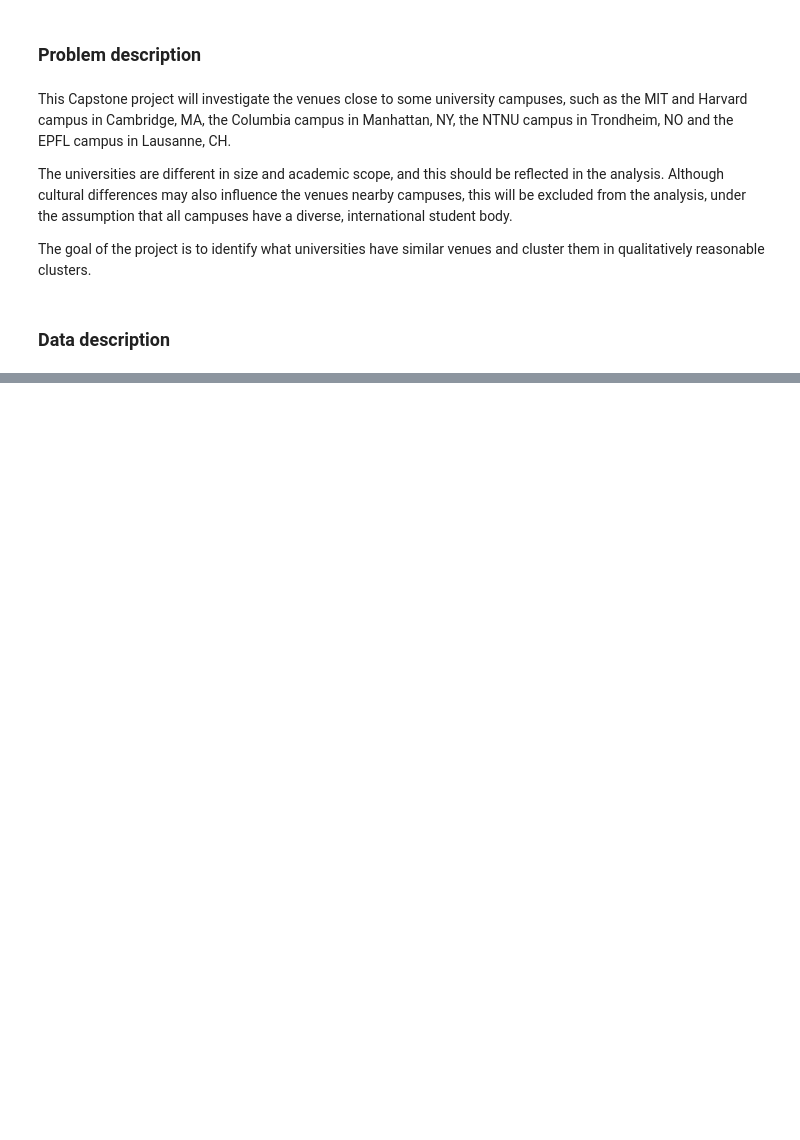
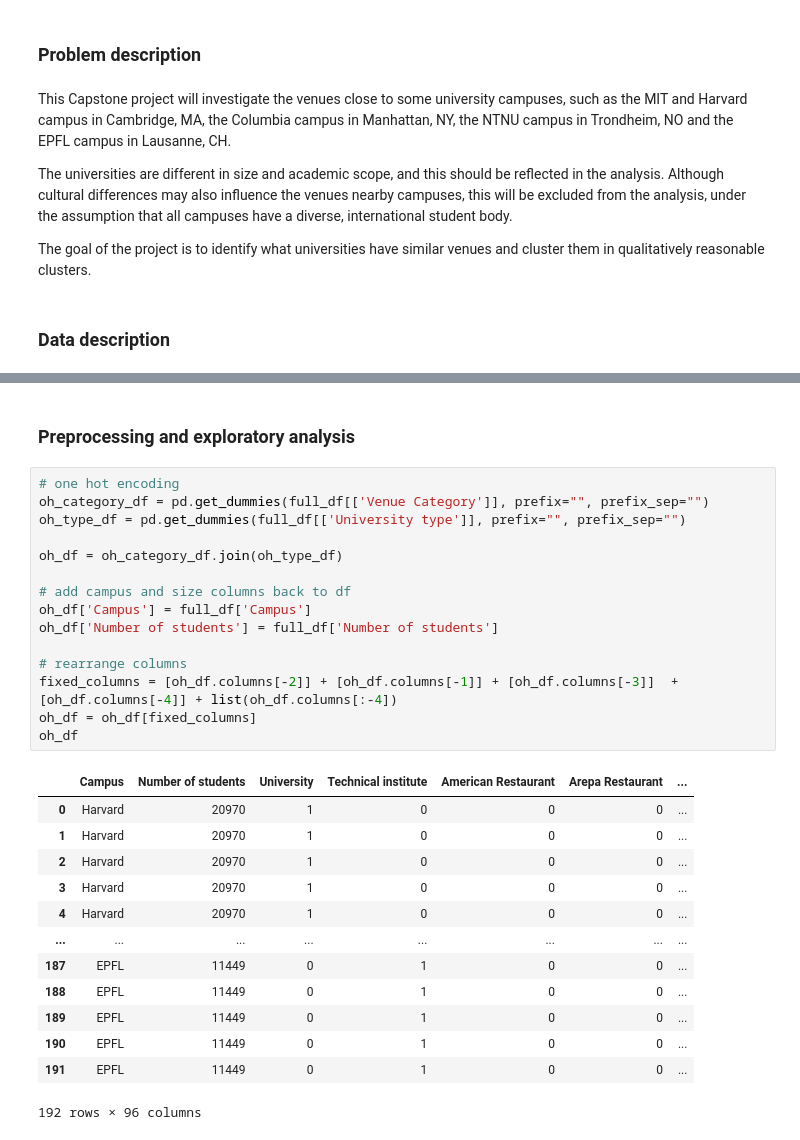
Before and after one commit to martinwilloch/Data-Science, a Jupyter notebook: ibm-ds-capstone.ipynb, the cells around one changed output, grey strips where cells are left out. Saved outputs shown, nothing was run; the diff lists cells and outputs as text; blank space fills up the shorter version.

```diff
--- a/ibm-ds-capstone.ipynb
+++ b/ibm-ds-capstone.ipynb
@@ -25,0 +163,31 @@ Hello Capstone project course!
+# %% [markdown]
+### Preprocessing and exploratory analysis
+# %%
+# one hot encoding
+oh_category_df = pd.get_dummies(full_df[['Venue Category']], prefix="", prefix_sep="")
+oh_type_df = pd.get_dummies(full_df[['University type']], prefix="", prefix_sep="")
+
+oh_df = oh_category_df.join(oh_type_df)
+
+# add campus and size columns back to df
+oh_df['Campus'] = full_df['Campus']
+oh_df['Number of students'] = full_df['Number of students']
+
+# rearrange columns
+fixed_columns = [oh_df.columns[-2]] + [oh_df.columns[-1]] + [oh_df.columns[-3]]  + [oh_df.columns[-4]] + list(oh_df.columns[:-4])
+oh_df = oh_df[fixed_columns]
+oh_df
+# %% [output]
+|  | Campus | Number of students | University | Technical institute | American Restaurant | Arepa Restaurant | ... |
+| 0 | Harvard | 20970 | 1 | 0 | 0 | 0 | ... |
+| 1 | Harvard | 20970 | 1 | 0 | 0 | 0 | ... |
+| 2 | Harvard | 20970 | 1 | 0 | 0 | 0 | ... |
+| 3 | Harvard | 20970 | 1 | 0 | 0 | 0 | ... |
+| 4 | Harvard | 20970 | 1 | 0 | 0 | 0 | ... |
+| ... | ... | ... | ... | ... | ... | ... | ... |
+| 187 | EPFL | 11449 | 0 | 1 | 0 | 0 | ... |
+| 188 | EPFL | 11449 | 0 | 1 | 0 | 0 | ... |
+| 189 | EPFL | 11449 | 0 | 1 | 0 | 0 | ... |
+| 190 | EPFL | 11449 | 0 | 1 | 0 | 0 | ... |
+| 191 | EPFL | 11449 | 0 | 1 | 0 | 0 | ... |
+192 rows × 96 columns
```
Also changed, not shown: parts of 19 cells of this notebook.
